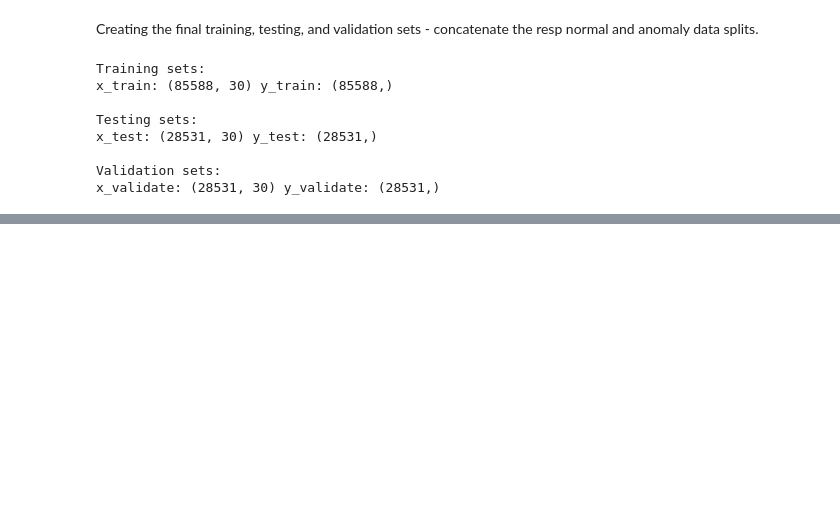
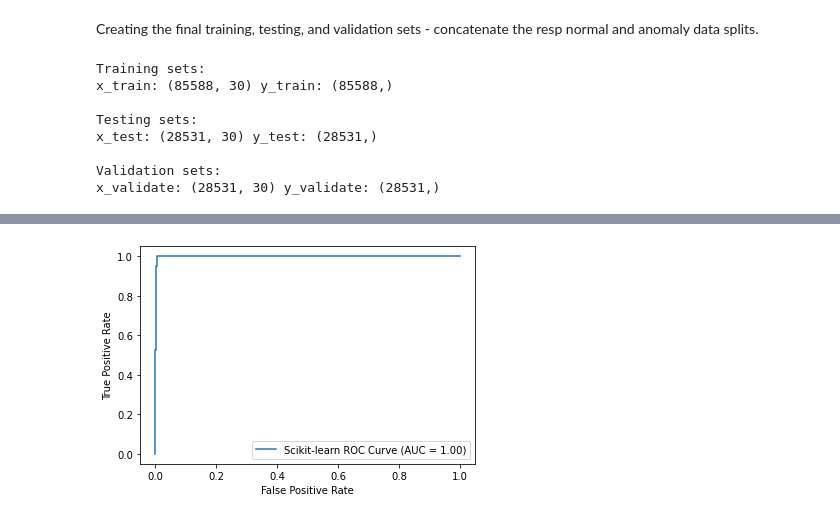
Before and after one commit to Joshua-Abok/mlops-w-creditcard-data, a Jupyter notebook: cc_model_training.ipynb, the cells around one changed output, grey strips where cells are left out. Drawn from its saved outputs; the diff is of its cells as text; code cells hidden in the pictures; blank space fills up the shorter version.

```diff
--- a/cc_model_training.ipynb
+++ b/cc_model_training.ipynb
@@ -99,0 +161,7 @@ x_validate: (28531, 30) y_validate: (28531,)
+# %%
+#Define list of weights to iterate over:
+anomaly_weights = [1, 5, 10, 15]
+
+#define the number of folds and inititalize your data fold generator:
+num_folds = 5
+kfold = KFold(n_splits=num_folds, shuffle=True, random_state=2020)
@@ -99,0 +252,6 @@ x_validate: (28531, 30) y_validate: (28531,)
+# %%
+# calculate the ROC Curve
+# AUC Score may not be so accurate given the little data in the validation set.
+roc_plot = plot_roc_curve(sk_model, x_val, y_val, name='Scikit-learn ROC Curve')
+# %% [output]
+[figure, added]
```
Also changed, not shown: parts of 21 cells of this notebook.
